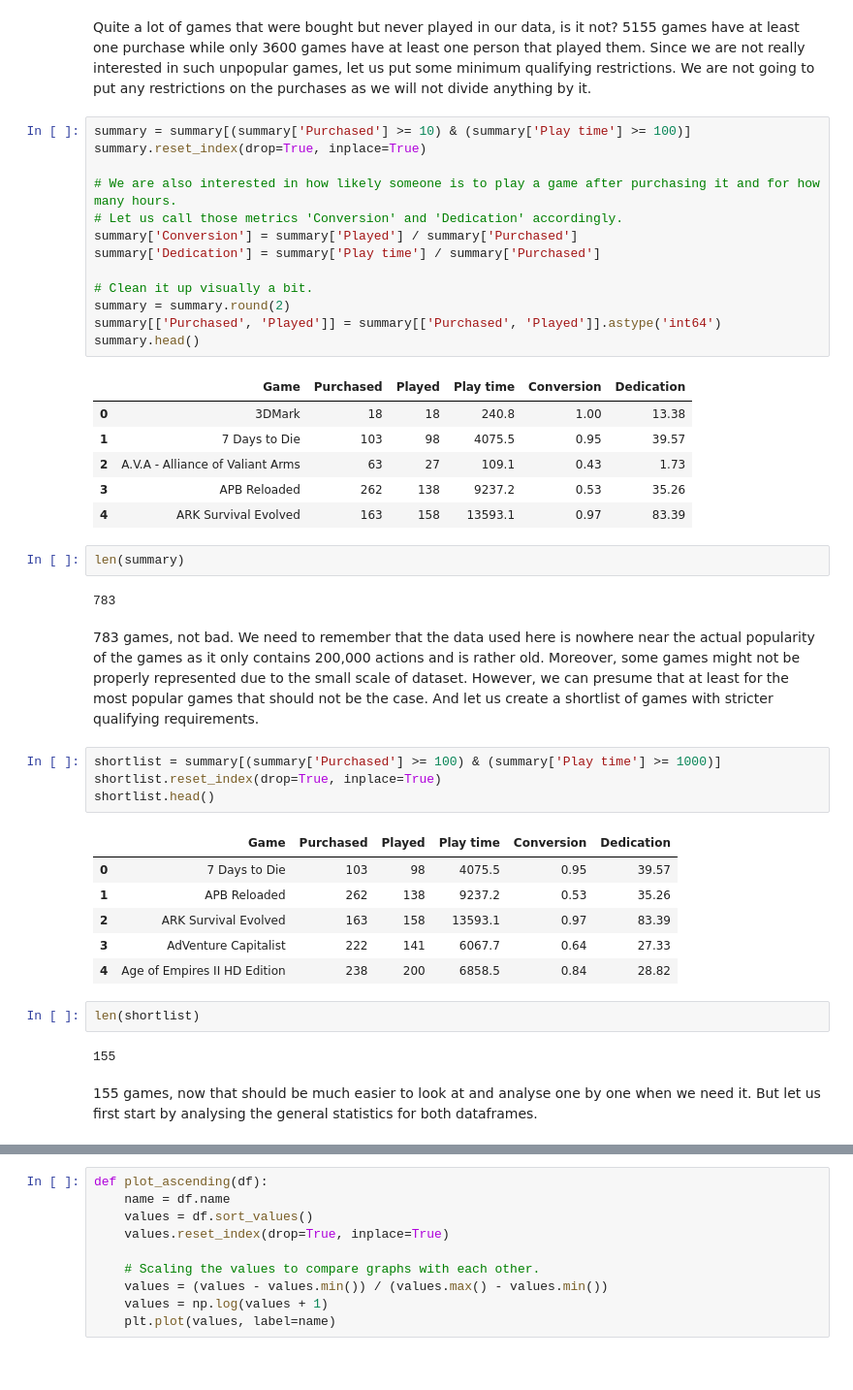
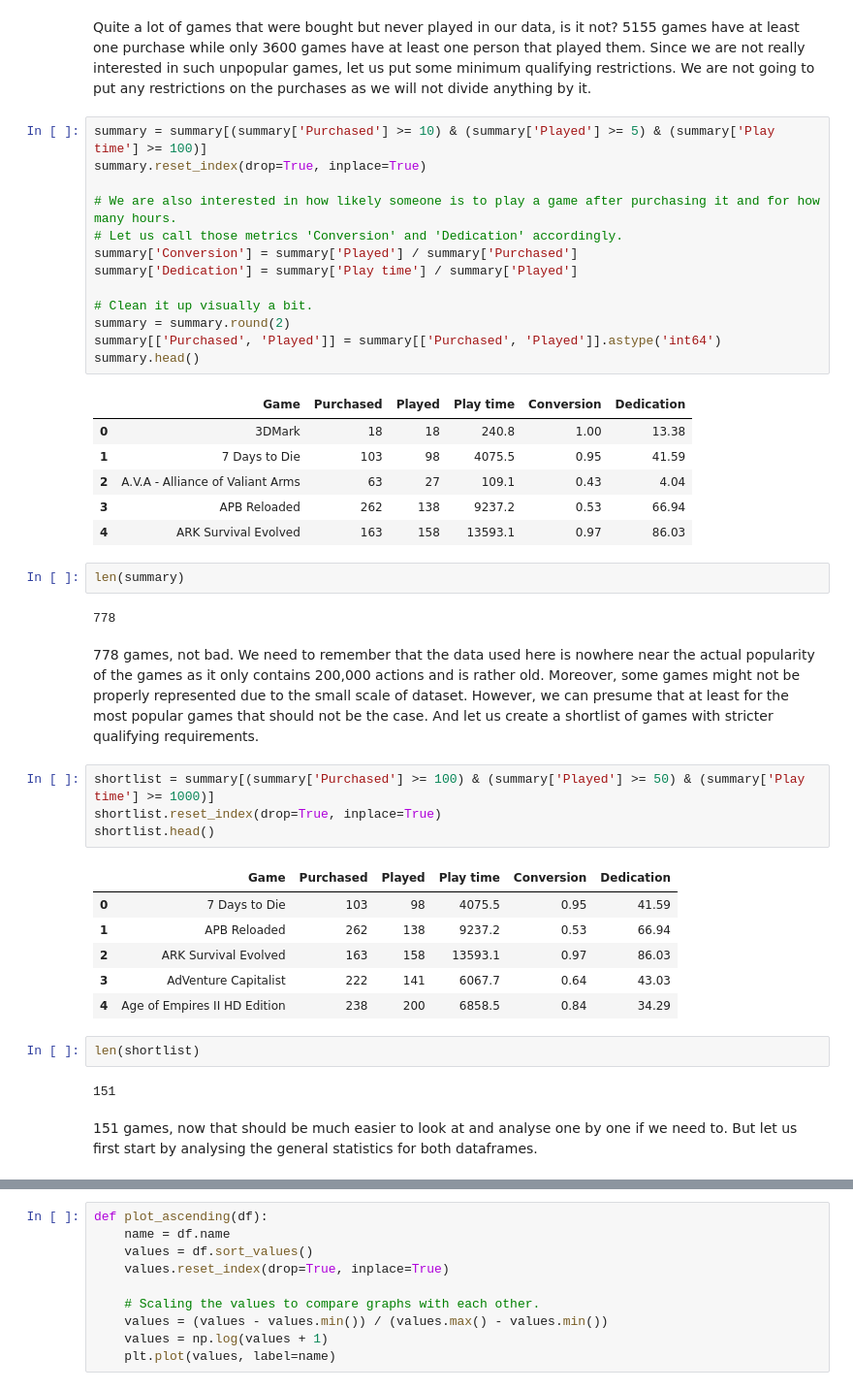
Before and after one commit to Dark-Hobbit/steam, a Jupyter notebook: kaggle_1.ipynb, the cells around one changed output, grey strips where cells are left out. Shown at 97% size. Saved outputs shown, nothing was run; the diff lists cells and outputs as text.

Commit message:
Working on first Kaggle dataset
Redid the dedication values to be calculated as average play time for someone who has ever launched the game rather than just bought it.

```diff
--- a/kaggle_1.ipynb
+++ b/kaggle_1.ipynb
@@ -119,13 +119,13 @@ summary.describe()
 # %% [markdown]
 Quite a lot of games that were bought but never played in our data, is it not? 5155 games have at least one purchase while only 3600 games have at least one person that played them. Since we are not really interested in such unpopular games, let us put some minimum qualifying restrictions. We are not going to put any restrictions on the purchases as we will not divide anything by it.
 # %%
-summary = summary[(summary['Purchased'] >= 10) & (summary['Play time'] >= 100)]
+summary = summary[(summary['Purchased'] >= 10) & (summary['Played'] >= 5) & (summary['Play time'] >= 100)]
 summary.reset_index(drop=True, inplace=True)
 
 # We are also interested in how likely someone is to play a game after purchasing it and for how many hours.
 # Let us call those metrics 'Conversion' and 'Dedication' accordingly.
 summary['Conversion'] = summary['Played'] / summary['Purchased']
-summary['Dedication'] = summary['Play time'] / summary['Purchased']
+summary['Dedication'] = summary['Play time'] / summary['Played']
 
 # Clean it up visually a bit.
 summary = summary.round(2)
@@ -134,33 +134,33 @@ summary.head()
 # %% [output]
 |  | Game | Purchased | Played | Play time | Conversion | Dedication |
 | 0 | 3DMark | 18 | 18 | 240.8 | 1.00 | 13.38 |
-| 1 | 7 Days to Die | 103 | 98 | 4075.5 | 0.95 | 39.57 |
-| 2 | A.V.A - Alliance of Valiant Arms | 63 | 27 | 109.1 | 0.43 | 1.73 |
-| 3 | APB Reloaded | 262 | 138 | 9237.2 | 0.53 | 35.26 |
-| 4 | ARK Survival Evolved | 163 | 158 | 13593.1 | 0.97 | 83.39 |
+| 1 | 7 Days to Die | 103 | 98 | 4075.5 | 0.95 | 41.59 |
+| 2 | A.V.A - Alliance of Valiant Arms | 63 | 27 | 109.1 | 0.43 | 4.04 |
+| 3 | APB Reloaded | 262 | 138 | 9237.2 | 0.53 | 66.94 |
+| 4 | ARK Survival Evolved | 163 | 158 | 13593.1 | 0.97 | 86.03 |
 # %%
 len(summary)
 # %% [output]
-783
+778
 # %% [markdown]
-783 games, not bad. We need to remember that the data used here is nowhere near the actual popularity of the games as it only contains 200,000 actions and is rather old. Moreover, some games might not be properly represented due to the small scale of dataset. However, we can presume that at least for the most popular games that should not be the case. And let us create a shortlist of games with stricter qualifying requirements.
+778 games, not bad. We need to remember that the data used here is nowhere near the actual popularity of the games as it only contains 200,000 actions and is rather old. Moreover, some games might not be properly represented due to the small scale of dataset. However, we can presume that at least for the most popular games that should not be the case. And let us create a shortlist of games with stricter qualifying requirements.
 # %%
-shortlist = summary[(summary['Purchased'] >= 100) & (summary['Play time'] >= 1000)]
+shortlist = summary[(summary['Purchased'] >= 100) & (summary['Played'] >= 50) & (summary['Play time'] >= 1000)]
 shortlist.reset_index(drop=True, inplace=True)
 shortlist.head()
 # %% [output]
 |  | Game | Purchased | Played | Play time | Conversion | Dedication |
-| 0 | 7 Days to Die | 103 | 98 | 4075.5 | 0.95 | 39.57 |
-| 1 | APB Reloaded | 262 | 138 | 9237.2 | 0.53 | 35.26 |
-| 2 | ARK Survival Evolved | 163 | 158 | 13593.1 | 0.97 | 83.39 |
-| 3 | AdVenture Capitalist | 222 | 141 | 6067.7 | 0.64 | 27.33 |
-| 4 | Age of Empires II HD Edition | 238 | 200 | 6858.5 | 0.84 | 28.82 |
+| 0 | 7 Days to Die | 103 | 98 | 4075.5 | 0.95 | 41.59 |
+| 1 | APB Reloaded | 262 | 138 | 9237.2 | 0.53 | 66.94 |
+| 2 | ARK Survival Evolved | 163 | 158 | 13593.1 | 0.97 | 86.03 |
+| 3 | AdVenture Capitalist | 222 | 141 | 6067.7 | 0.64 | 43.03 |
+| 4 | Age of Empires II HD Edition | 238 | 200 | 6858.5 | 0.84 | 34.29 |
 # %%
 len(shortlist)
 # %% [output]
-155
+151
 # %% [markdown]
-155 games, now that should be much easier to look at and analyse one by one when we need it. But let us first start by analysing the general statistics for both dataframes.
+151 games, now that should be much easier to look at and analyse one by one if we need to. But let us first start by analysing the general statistics for both dataframes.
 # %%
 summary.describe()
 # %% [output]
```
Also changed, not shown: parts of 16 cells of this notebook.
